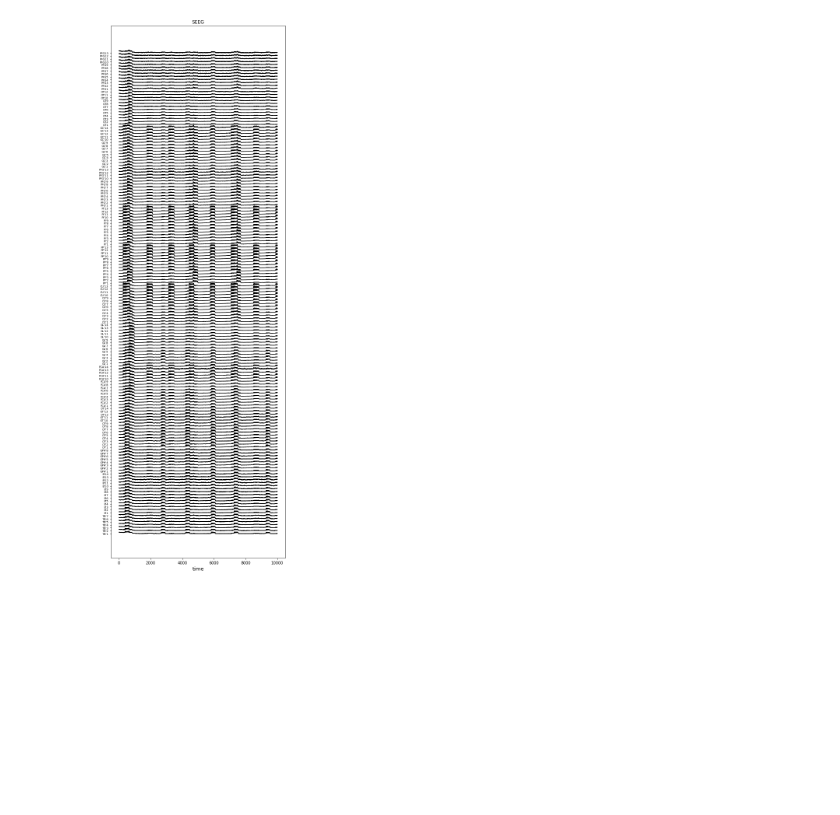
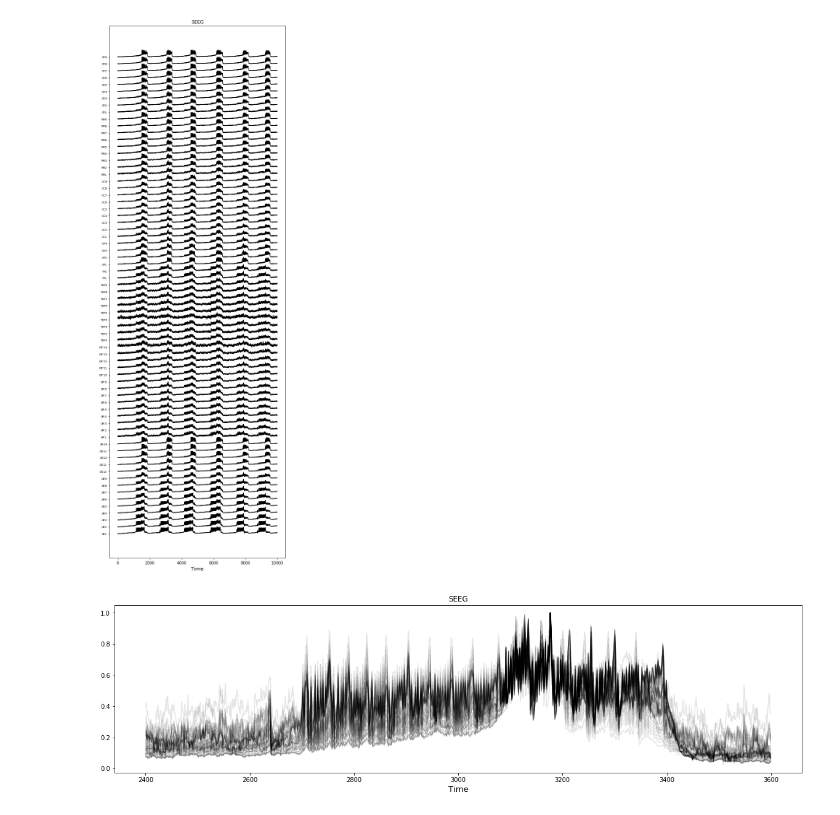
Before and after one commit to dhrunia/infr_szr_prpgtn, a Jupyter notebook: TVB_forward_sim.ipynb, the cells around one changed output. Drawn from its saved outputs; the diff is of its cells as text; code cells hidden in the pictures; blank space fills up the shorter version.

Commit message:
Exp10: Two 6D epileptor synthetic datasets created and features for fitting computed

```diff
--- a/TVB_forward_sim.ipynb
+++ b/TVB_forward_sim.ipynb
@@ -91,19 +114,16 @@ The backend was *originally* set to 'module://ipykernel.pylab.backend_inline' by
 # %%
 epileptors = models.Epileptor(variables_of_interest=['x1', 'y1', 'z', 'x2', 'y2', 'g', 'x2 - x1'])
 epileptors.r = 1.0/2857
-epileptors.Ks = np.ones(num_regions)*(-1.0)*5.0
-epileptors.tt = 1.0
+epileptors.Ks = np.ones(num_regions)*(-1.0)*1
+epileptors.tt = 1
 simLen = 10*1000 # simulation length in milliseconds
 
-# Patient specific modifications
-ez = [6,34]
-pz = [22,13,9,27]
 
 noiseON = True
-epileptors.x0 = np.ones(num_regions)*-2.5
+epileptors.x0 = np.ones(num_regions)*-3.0
 
 epileptors.x0[ez] = -1.8
-epileptors.x0[pz] = -2.2
+epileptors.x0[pz_x0] = -2.3
 
 coupl = coupling.Difference(a=1.)
 
@@ -114,7 +134,6 @@ if(noiseON):
   heunint = integrators.HeunStochastic(dt=0.04, noise=hiss)
 else:
   heunint = integrators.HeunDeterministic(dt=0.04)
-
 
 #mon_raw = monitors.Raw()
 mon_tavg = monitors.TemporalAverage(period=1.0)
@@ -128,7 +147,7 @@ mon_tavg = monitors.TemporalAverage(period=1.0)
 
 # Find a fixed point to initialize the epileptor in a stable state
 epileptor_equil = models.Epileptor()
-epileptor_equil.x0 = -2.3
+epileptor_equil.x0 = -3.0
 #init_cond = np.array([0, -5, 3, 0, 0, 0])
 init_cond = get_equilibrium(epileptor_equil, np.array([0.0, 0.0, 3.0, -1.0, 1.0, 0.0]))
 init_cond_reshaped = np.repeat(init_cond, num_regions).reshape((1, len(init_cond), num_regions, 1))
@@ -143,11 +162,11 @@ sim = simulator.Simulator(model=epileptors,
 sim.configure()
 
 [(ttavg, tavg)] = sim.run(simulation_length=simLen)
-srcSig = tavg[:,0,:,0]
-#  # Normalize the time series to have nice plots
+srcSig = tavg[:,0,:,0] + tavg[:,3,:,0]
+#  # Normalize the time series for better visualization
 # tavgn = (srcSig - np.min(srcSig,1)[:,np.newaxis])/(np.max(srcSig, 1) - np.min(srcSig, 1))[:,np.newaxis]
 # Compute the seeg from the source signals
 seeg = np.dot(gain_mat,srcSig.T)
 # Save data for data fitting
-savePathTS=os.path.join(results_dir,"syn_tvb_ez=%s_pz=%s.npz"%('-'.join([str(el) for el in ez]),'-'.join([str(el) for el in pz])))
-np.savez(savePathTS, time_steps=ttavg, src_sig=srcSig, seeg=seeg, x0=epileptors.x0)
+savePathTS=os.path.join(results_dir,"AC_syn_tvb_ez=%s_pz=%s.npz"%('-'.join([str(el) for el in ez]),'-'.join([str(el) for el in np.append(pz_kplng,pz_x0)])))
+np.savez(savePathTS, time_steps=ttavg, src_sig=tavg, seeg=seeg, x0=epileptors.x0, Ks=epileptors.Ks, ez=ez, pz_x0=pz_x0, pz_kplng=pz_kplng)
@@ -180,25 +226,33 @@ plt.savefig(os.path.join(results_dir,"figures/src_signals.png"))
 # %%
 seegn = (seeg - np.min(seeg,1)[:,np.newaxis]) / (np.max(seeg,1) - np.min(seeg,1))[:,np.newaxis]
 #  seegn = seegn - np.mean(seegn)
 #  b, a = sig.butter(2, 0.1, btype='highpass', output='ba')
 #  seegf = sig.filtfilt(B, A, seegn)
 #  seegf = np.zeros(seegn.shape)
 #  for i in range(num_contacts):
 #      seegf[:, 0, i, 0] = sig.filtfilt(b, a, seeg[:, 0, i, 0])
 
 
 # Plot the seeg time series
 nChannels = np.shape(gain_mat)[0]
-fd = open('data/CJ/seeg.txt')
-snsrLabels = [line.split(' ')[0] for line in fd]
-fd.close()
+with open('data/id001_ac/seeg/seeg.xyz','r') as fd:
+    snsrLabels = [line.split(' ')[0] for line in fd]
+
 
 plt.figure(figsize=(7,20))
-plt.plot(ttavg[:], seegn.T + np.r_[0:nChannels],'k')
-plt.xlabel('time',fontsize=13.0)
+plt.plot(ttavg, seegn.T + np.r_[0:nChannels],'k')
+plt.xlabel('Time',fontsize=13.0)
 plt.yticks(np.r_[0:nChannels], snsrLabels, fontsize=7.0)
 plt.title("SEEG")
 plt.tight_layout()
-plt.savefig(os.path.join(results_dir,"figures/seeg.png"))
+plt.savefig(os.path.join(results_dir,"figures/AC_seeg_split.png"))
+
+plt.figure(figsize=(20,5));
+plt.plot(ttavg[2400:3600], seegn.T[2400:3600,:], 'k', alpha=0.1);
+plt.xlabel('Time',fontsize=13.0)
+plt.title('SEEG')
+
+plt.savefig(os.path.join(results_dir,"figures/AC_seeg_overlap.png"))
 # %% [output]
-[figure, old version]
+[figure, new version]
+[figure, added]
```
Also changed, not shown: parts of 6 cells of this notebook, 7 other files.
